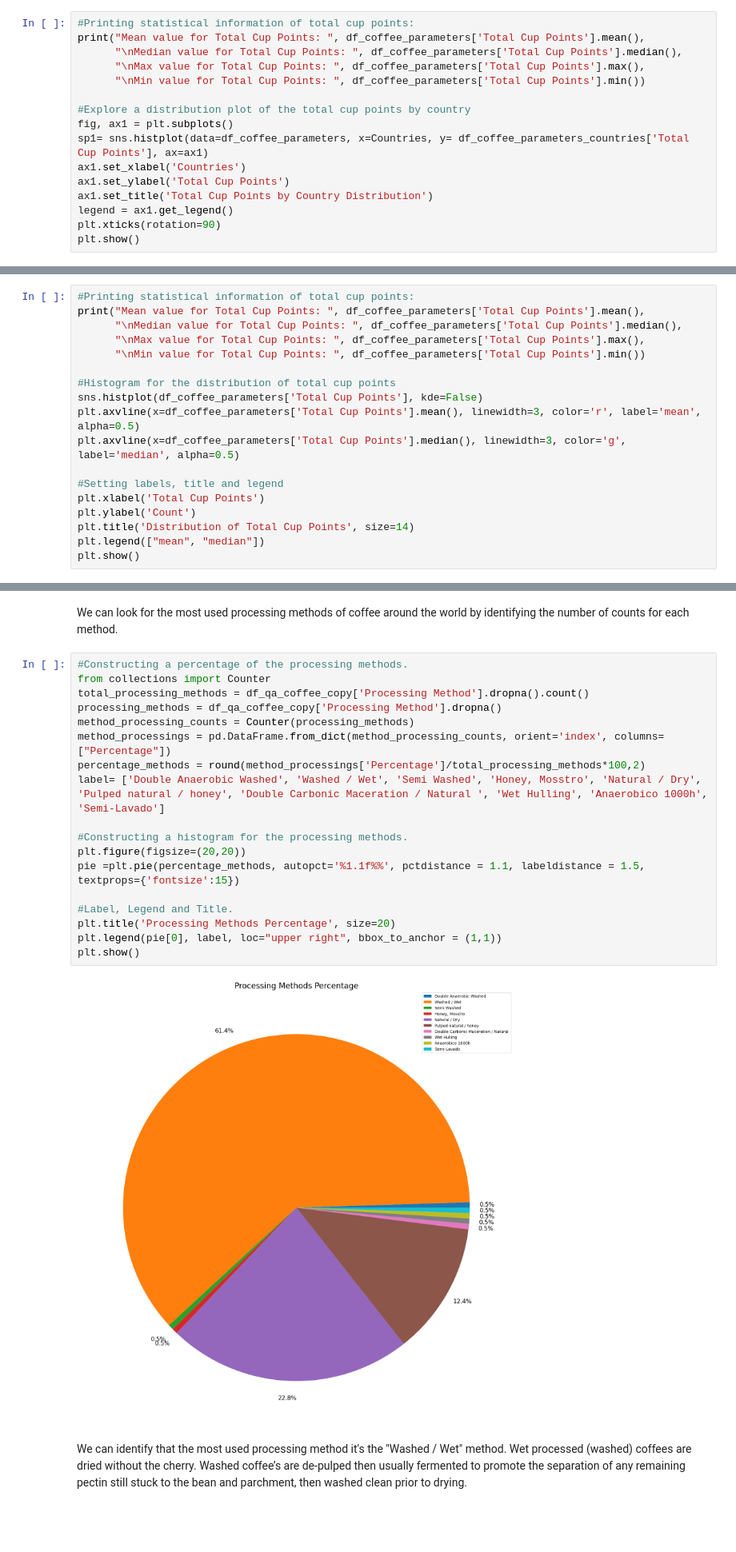
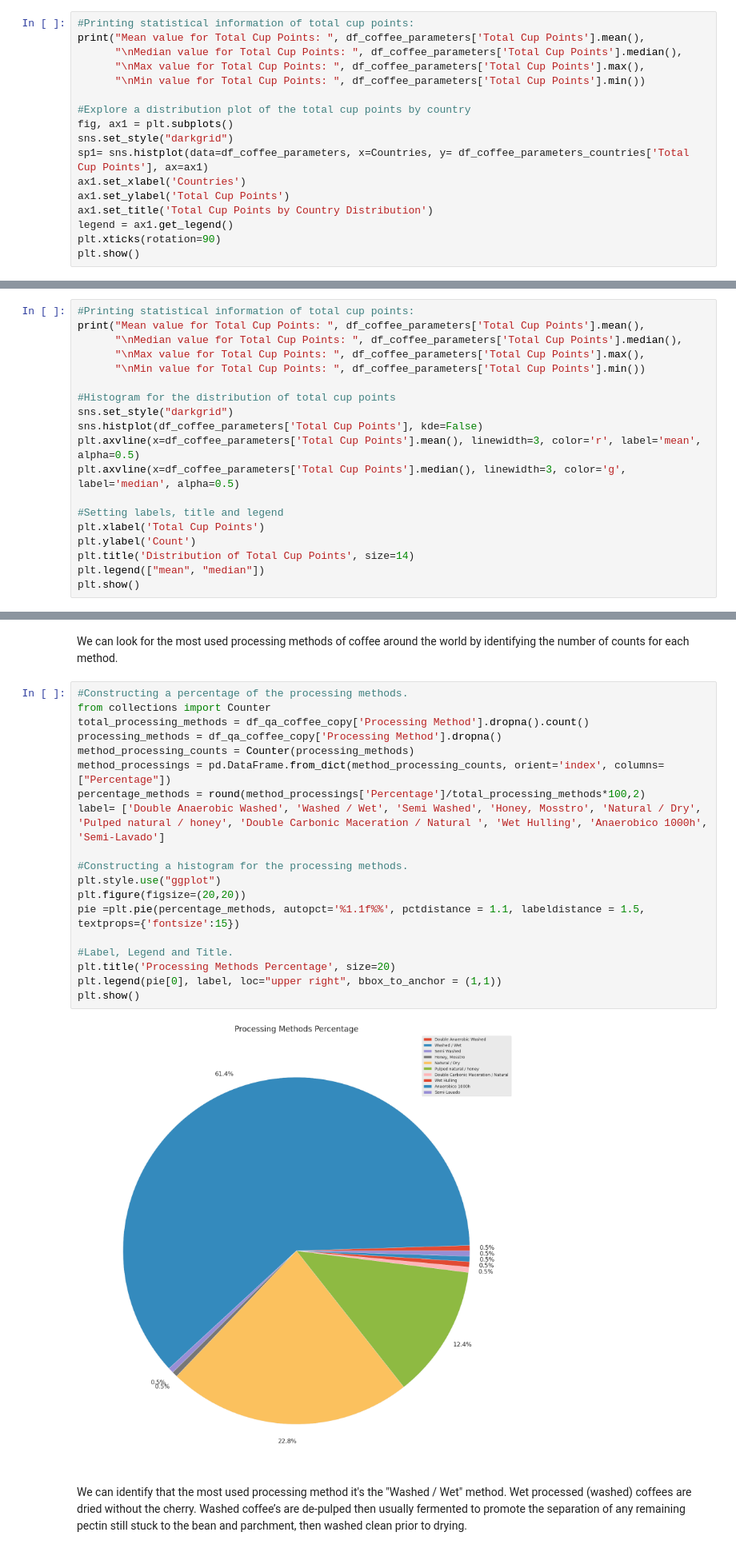
Before and after one commit to DBulnes97/Proyecto01, a Jupyter notebook: quality_coffee.ipynb, the cells around one changed output, grey strips where cells are left out. Shown at 80% size. Drawn from its saved outputs; the diff is of its cells as text; blank space fills up the shorter version.

Commit message:
Changing style of plots

```diff
--- a/quality_coffee.ipynb
+++ b/quality_coffee.ipynb
@@ -253,6 +253,7 @@ print("Mean value for Total Cup Points: ", df_coffee_parameters['Total Cup Point
 
 #Explore a distribution plot of the total cup points by country
 fig, ax1 = plt.subplots()
+sns.set_style("darkgrid")
 sp1= sns.histplot(data=df_coffee_parameters, x=Countries, y= df_coffee_parameters_countries['Total Cup Points'], ax=ax1)
 ax1.set_xlabel('Countries')
 ax1.set_ylabel('Total Cup Points')
@@ -278,6 +279,7 @@ print("Mean value for Total Cup Points: ", df_coffee_parameters['Total Cup Point
       "\nMin value for Total Cup Points: ", df_coffee_parameters['Total Cup Points'].min())
 
 #Histogram for the distribution of total cup points
+sns.set_style("darkgrid")
 sns.histplot(df_coffee_parameters['Total Cup Points'], kde=False)
 plt.axvline(x=df_coffee_parameters['Total Cup Points'].mean(), linewidth=3, color='r', label='mean', alpha=0.5)
 plt.axvline(x=df_coffee_parameters['Total Cup Points'].median(), linewidth=3, color='g', label='median', alpha=0.5)
@@ -303,24 +305,25 @@ We can look for the most used processing methods of coffee around the world by i
 # %%
 #Constructing a percentage of the processing methods.
 from collections import Counter
 total_processing_methods = df_qa_coffee_copy['Processing Method'].dropna().count()
 processing_methods = df_qa_coffee_copy['Processing Method'].dropna()
 method_processing_counts = Counter(processing_methods)
 method_processings = pd.DataFrame.from_dict(method_processing_counts, orient='index', columns=["Percentage"])
 percentage_methods = round(method_processings['Percentage']/total_processing_methods*100,2)
 label= ['Double Anaerobic Washed', 'Washed / Wet', 'Semi Washed', 'Honey, Mosstro', 'Natural / Dry',
 'Pulped natural / honey', 'Double Carbonic Maceration / Natural ', 'Wet Hulling', 'Anaerobico 1000h', 'Semi-Lavado']
 
 #Constructing a histogram for the processing methods.
+plt.style.use("ggplot")
 plt.figure(figsize=(20,20))
 pie =plt.pie(percentage_methods, autopct='%1.1f%%', pctdistance = 1.1, labeldistance = 1.5, textprops={'fontsize':15})
 
 #Label, Legend and Title.
 plt.title('Processing Methods Percentage', size=20)
 plt.legend(pie[0], label, loc="upper right", bbox_to_anchor = (1,1))
 plt.show()
 # %% [output]
-[figure, old version]
+[figure, new version]
 # %% [markdown]
 We can identify that the most used processing method it's the "Washed / Wet" method. Wet processed (washed) coffees are dried without the cherry. Washed coffee’s are de-pulped then usually fermented to promote the separation of any remaining pectin still stuck to the bean and parchment, then washed clean prior to drying.
 # %% [markdown]
```
Also changed, not shown: parts of 2 cells of this notebook.
